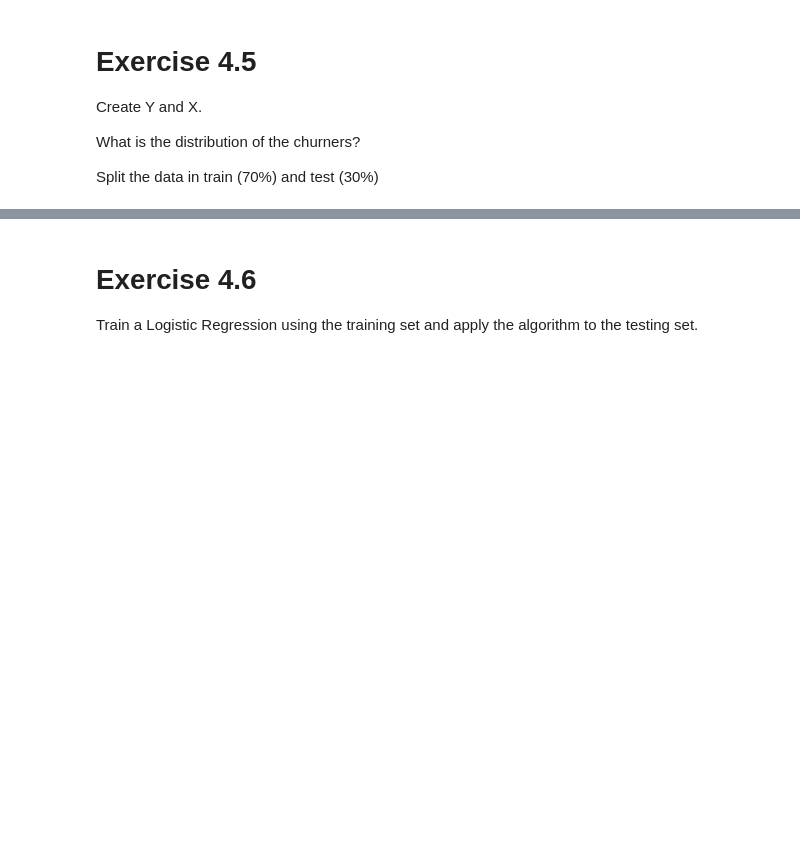
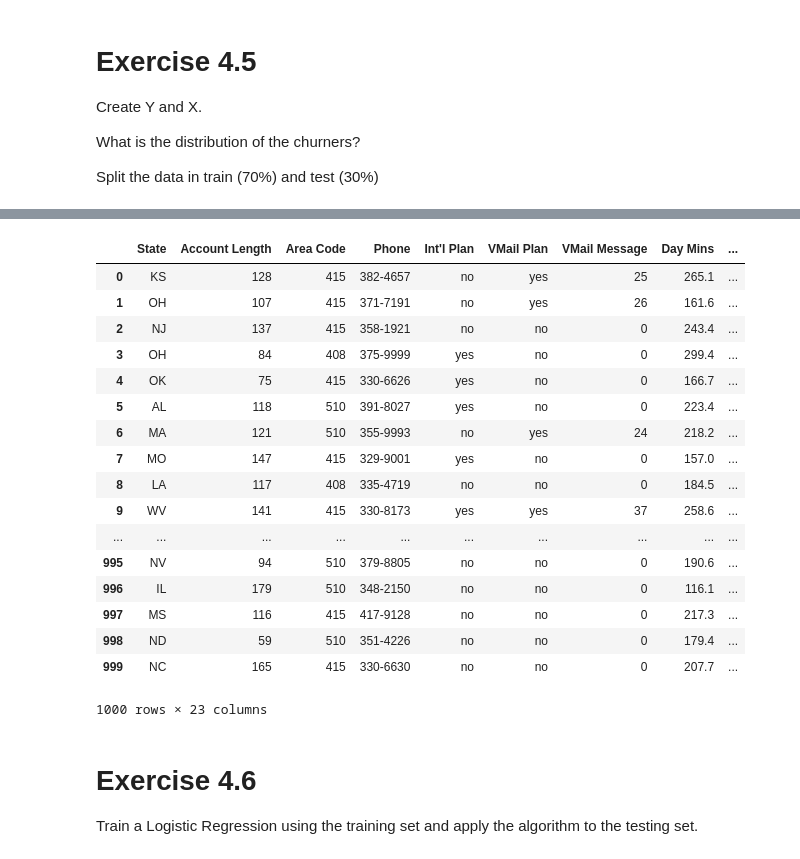
Before and after one commit to aortizavila/E4-a.ortiz14, a Jupyter notebook: E4-Regression-Linear&Logistic.ipynb, the cells around one changed output, grey strips where cells are left out. Saved outputs shown, nothing was run; the diff lists cells and outputs as text; code cells hidden in the pictures; blank space fills up the shorter version.

```diff
--- a/E4-Regression-Linear&Logistic.ipynb
+++ b/E4-Regression-Linear&Logistic.ipynb
@@ -311,0 +292,23 @@ print(y_test.shape)
+# %%
+# Agrupando 70 - 30 no aleatorio
+data['Churn_pred'] = np.where(data['Day Charge'] >= 42, 1, 0)
+data.head(1000)
+# %% [output]
+|  | State | Account Length | Area Code | Phone | Int'l Plan | VMail Plan | VMail Message | Day Mins | ... |
+| 0 | KS | 128 | 415 | 382-4657 | no | yes | 25 | 265.1 | ... |
+| 1 | OH | 107 | 415 | 371-7191 | no | yes | 26 | 161.6 | ... |
+| 2 | NJ | 137 | 415 | 358-1921 | no | no | 0 | 243.4 | ... |
+| 3 | OH | 84 | 408 | 375-9999 | yes | no | 0 | 299.4 | ... |
+| 4 | OK | 75 | 415 | 330-6626 | yes | no | 0 | 166.7 | ... |
+| 5 | AL | 118 | 510 | 391-8027 | yes | no | 0 | 223.4 | ... |
+| 6 | MA | 121 | 510 | 355-9993 | no | yes | 24 | 218.2 | ... |
+| 7 | MO | 147 | 415 | 329-9001 | yes | no | 0 | 157.0 | ... |
+| 8 | LA | 117 | 408 | 335-4719 | no | no | 0 | 184.5 | ... |
+| 9 | WV | 141 | 415 | 330-8173 | yes | yes | 37 | 258.6 | ... |
+| ... | ... | ... | ... | ... | ... | ... | ... | ... | ... |
+| 995 | NV | 94 | 510 | 379-8805 | no | no | 0 | 190.6 | ... |
+| 996 | IL | 179 | 510 | 348-2150 | no | no | 0 | 116.1 | ... |
+| 997 | MS | 116 | 415 | 417-9128 | no | no | 0 | 217.3 | ... |
+| 998 | ND | 59 | 510 | 351-4226 | no | no | 0 | 179.4 | ... |
+| 999 | NC | 165 | 415 | 330-6630 | no | no | 0 | 207.7 | ... |
+1000 rows × 23 columns
```
Also changed, not shown: parts of 16 cells of this notebook.
